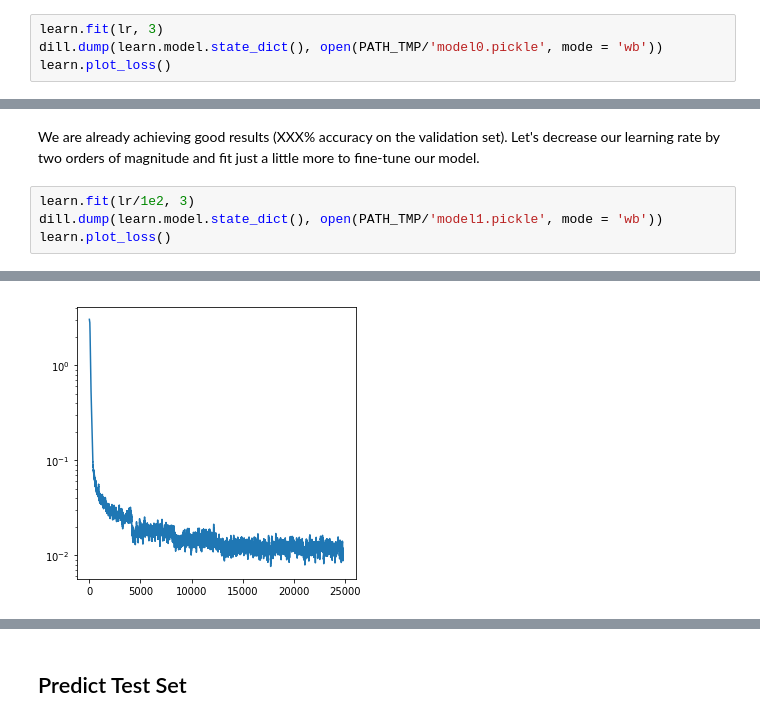
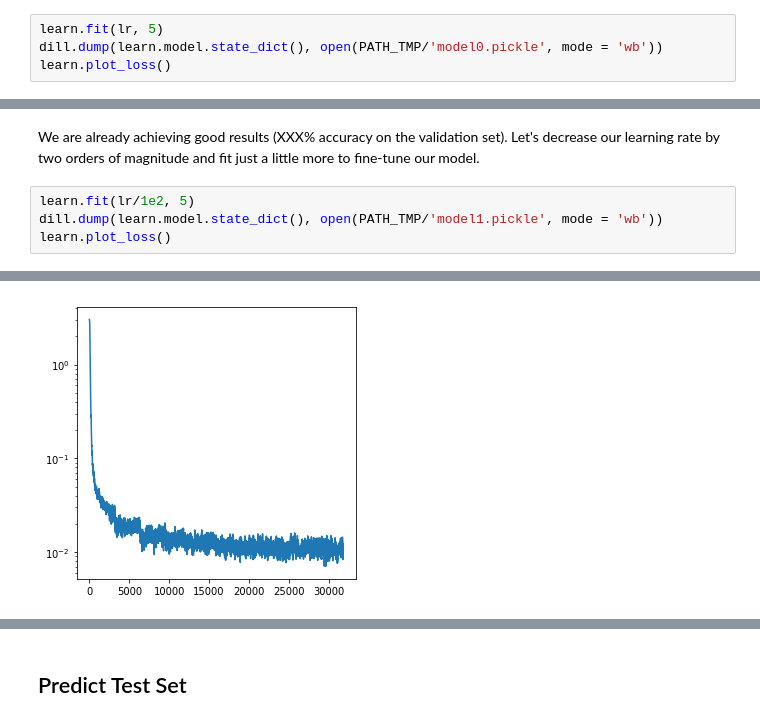
Before and after one commit to kk1694/Lang_Detect, a Jupyter notebook: Lang_Class.ipynb, the cells around one changed output, grey strips where cells are left out. Saved outputs shown, nothing was run; the diff lists cells and outputs as text.

```diff
--- a/Lang_Class.ipynb
+++ b/Lang_Class.ipynb
@@ -495,7 +495,7 @@ To err on the safe side, I choose a relatively low rate. Training this network i
 # %%
 lr = 3e-3
 # %%
-learn.fit(lr, 3)
+learn.fit(lr, 5)
 dill.dump(learn.model.state_dict(), open(PATH_TMP/'model0.pickle', mode = 'wb'))
 learn.plot_loss()
 # %% [output]
@@ -506,7 +508,7 @@ Epoch 2. Training loss: 0.014586188615839497. Validation loss: 0.019980412532123
 # %% [markdown]
 We are already achieving good results (XXX% accuracy on the validation set). Let's decrease our learning rate by two orders of magnitude and fit just a little more to fine-tune our model.
 # %%
-learn.fit(lr/1e2, 3)
+learn.fit(lr/1e2, 5)
 dill.dump(learn.model.state_dict(), open(PATH_TMP/'model1.pickle', mode = 'wb'))
 learn.plot_loss()
 # %% [output]
@@ -516,4 +520,4 @@ Epoch 2. Training loss: 0.011922142346405765. Validation loss: 0.019069904299567
-[figure, old version]
+[figure, new version]
 # %%
 end = time.time()
 print(f'Time after training : {(end - start)/60} mins')
```
Also changed, not shown: parts of 19 cells of this notebook, 1 other file.
